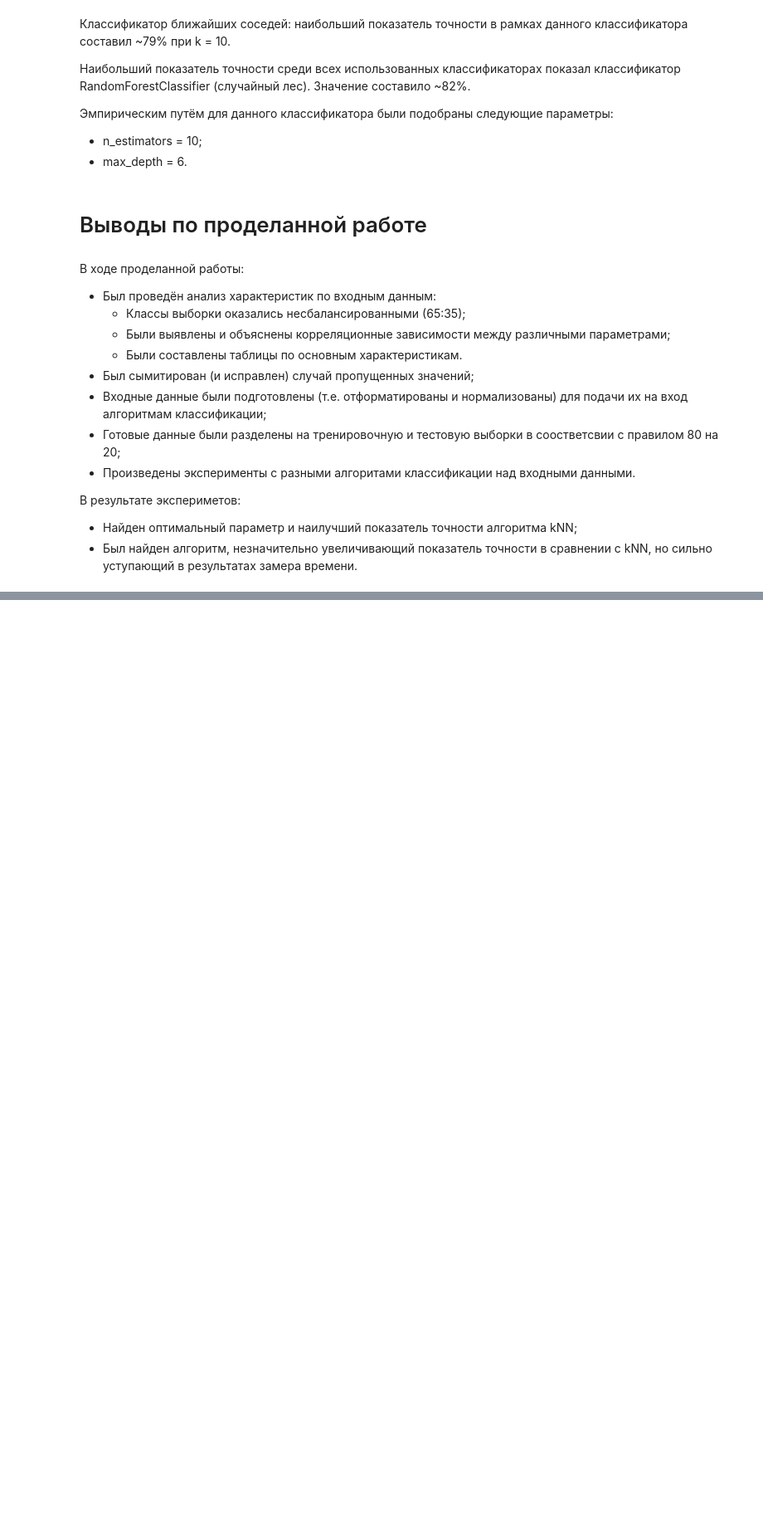
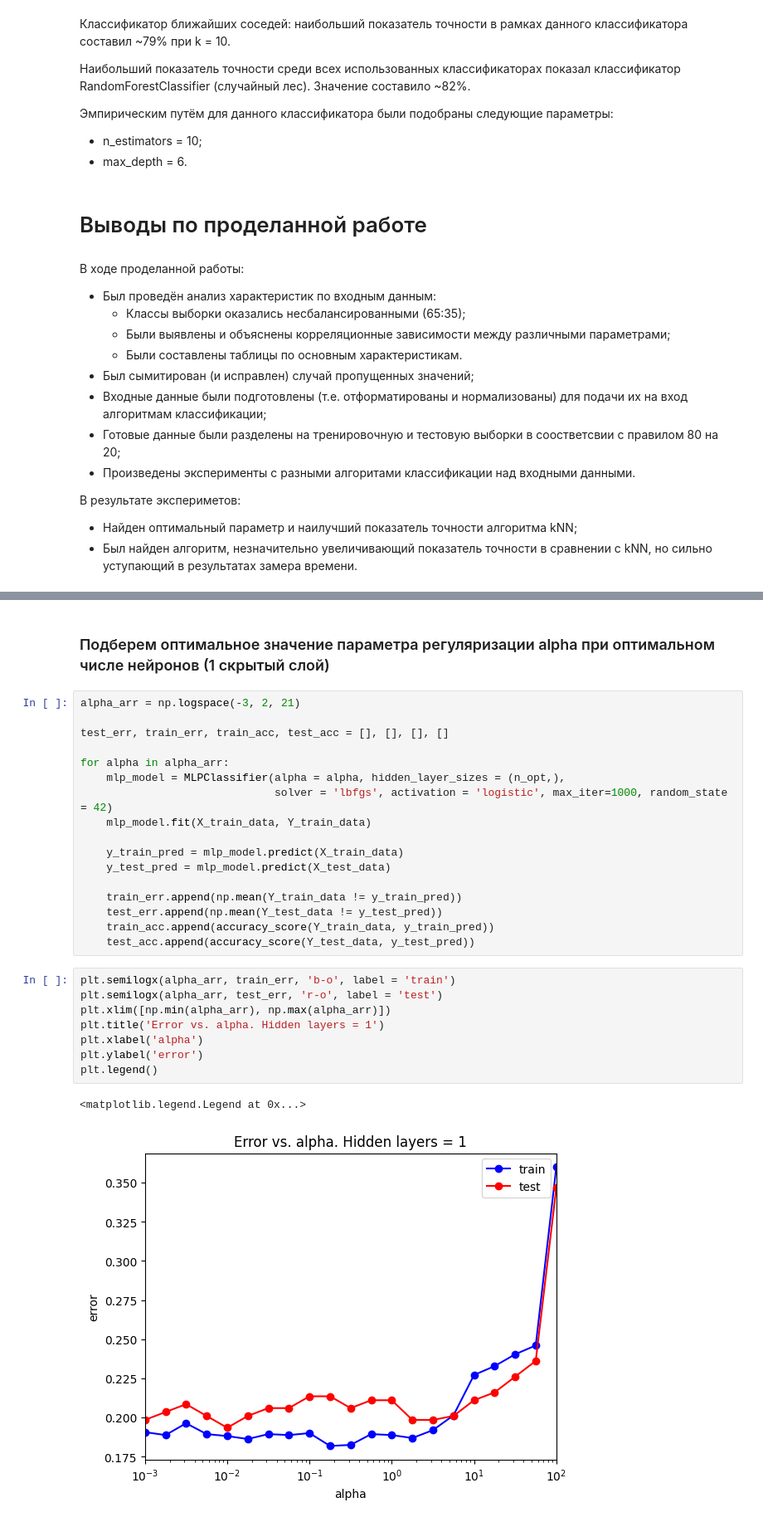
Before and after one commit to megarungle/ml_2022, a Jupyter notebook: MLlab.ipynb, the cells around one changed output, grey strips where cells are left out. Shown: that part at 83% size. Drawn from its saved outputs; the diff is of its cells as text; blank space fills up the shorter version.

```diff
--- a/MLlab.ipynb
+++ b/MLlab.ipynb
@@ -569,0 +667,30 @@ Wall time: 21 ms
+# %% [markdown]
+### Подберем оптимальное значение параметра регуляризации alpha при оптимальном числе нейронов (1 скрытый слой)
+# %%
+alpha_arr = np.logspace(-3, 2, 21)
+
+test_err, train_err, train_acc, test_acc = [], [], [], []
+
+for alpha in alpha_arr:
+    mlp_model = MLPClassifier(alpha = alpha, hidden_layer_sizes = (n_opt,),
+                              solver = 'lbfgs', activation = 'logistic', max_iter=1000, random_state = 42)
+    mlp_model.fit(X_train_data, Y_train_data)
+
+    y_train_pred = mlp_model.predict(X_train_data)
+    y_test_pred = mlp_model.predict(X_test_data)
+
+    train_err.append(np.mean(Y_train_data != y_train_pred))
+    test_err.append(np.mean(Y_test_data != y_test_pred))
+    train_acc.append(accuracy_score(Y_train_data, y_train_pred))
+    test_acc.append(accuracy_score(Y_test_data, y_test_pred))
+# %%
+plt.semilogx(alpha_arr, train_err, 'b-o', label = 'train')
+plt.semilogx(alpha_arr, test_err, 'r-o', label = 'test')
+plt.xlim([np.min(alpha_arr), np.max(alpha_arr)])
+plt.title('Error vs. alpha. Hidden layers = 1')
+plt.xlabel('alpha')
+plt.ylabel('error')
+plt.legend()
+# %% [output]
+<matplotlib.legend.Legend at 0x...>
+[figure, added]
```
Also changed, not shown: parts of 45 cells of this notebook.
